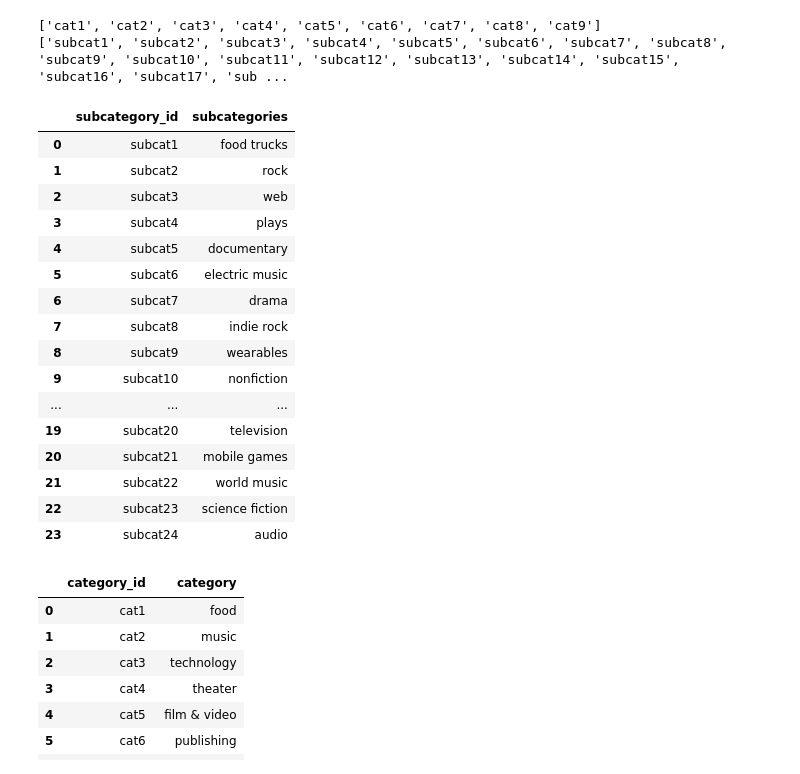
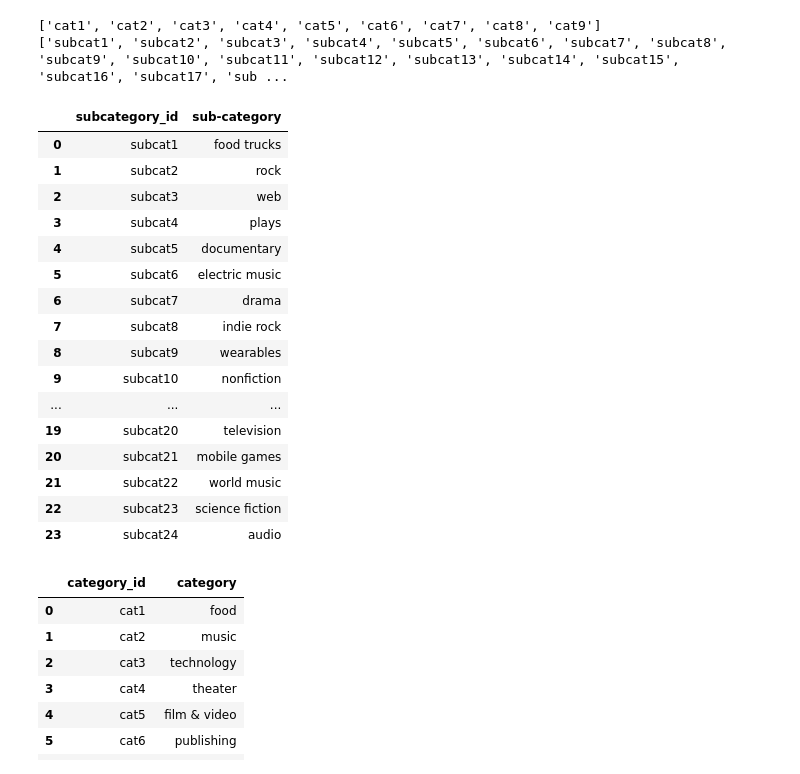
Before and after one commit to katmr27/Crowdfunding_ETL, a Jupyter notebook: Starter_Files/ETL_Mini_Project_Starter_Code_SPawan_KRodriguez.ipynb, the cells around one changed output. Drawn from its saved outputs; the diff is of its cells as text; code cells hidden in the pictures.

```diff
--- a/Starter_Files/ETL_Mini_Project_Starter_Code_SPawan_KRodriguez.ipynb
+++ b/Starter_Files/ETL_Mini_Project_Starter_Code_SPawan_KRodriguez.ipynb
@@ -120,18 +120,18 @@ print(scat_ids)
 # %%
 # Create a category DataFrame with the category_id array as the category_id and categories list as the category name.
 category_df = pd.DataFrame()
 category_df["category_id"]=cat_ids
 category_df["category"]=categories
 
 # Create a category DataFrame with the subcategory_id array as the subcategory_id and subcategories list as the subcategory name.
 subcategory_df = pd.DataFrame()
 subcategory_df["subcategory_id"]=scat_ids
-subcategory_df["subcategories"]=subcategories
+subcategory_df["sub-category"]=subcategories
 
 category_df
 subcategory_df
 # %% [output]
-|  | subcategory_id | subcategories |
+|  | subcategory_id | sub-category |
 | 0 | subcat1 | food trucks |
 | 1 | subcat2 | rock |
 | 2 | subcat3 | web |
```
Also changed, not shown: parts of 9 cells of this notebook.
